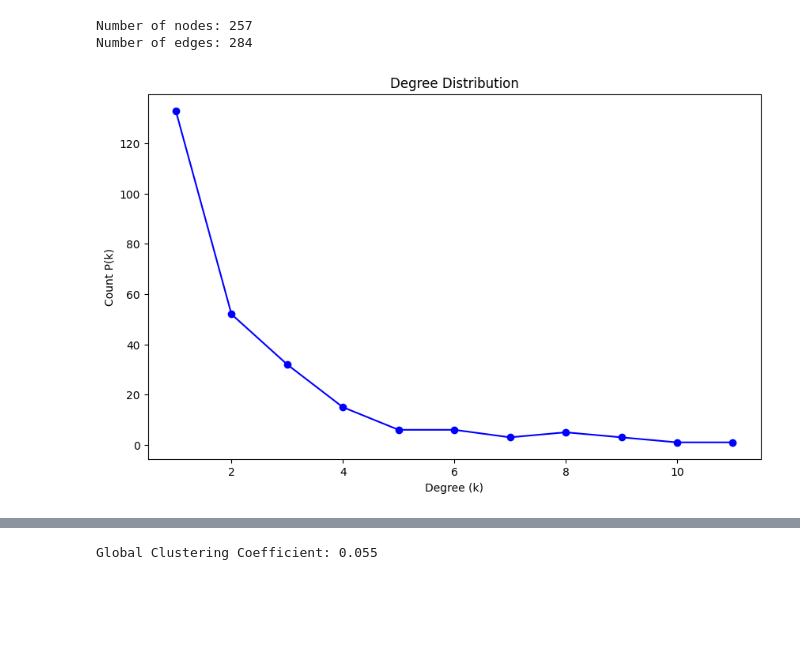
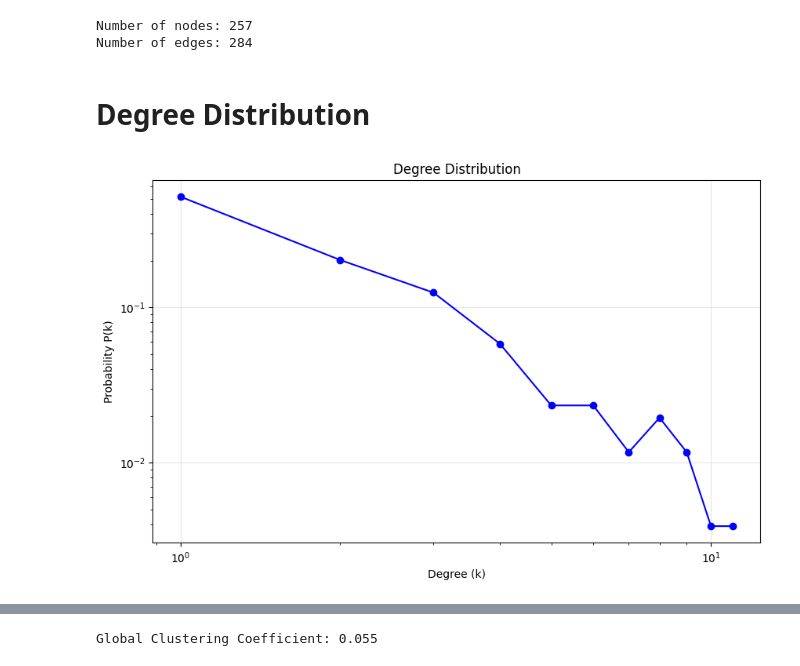
Before and after one commit to MahdeeMushfiqueKamal/Power-Grid-Network-Analysis, a Jupyter notebook: EDA/Analyze_Network.ipynb, the cells around one changed output, grey strips where cells are left out. Drawn from its saved outputs; the diff is of its cells as text; code cells hidden in the pictures; blank space fills up the shorter version.

```diff
--- a/EDA/Analyze_Network.ipynb
+++ b/EDA/Analyze_Network.ipynb
@@ -24,19 +25,27 @@ print(f"Number of edges: {G.number_of_edges()}")
 # %% [output]
 Number of nodes: 257
 Number of edges: 284
+# %% [markdown]
+# Degree Distribution
 # %%
 # 1. Degree Distribution P(k)
 degrees = [d for n, d in G.degree()]
 degree_count = Counter(degrees)
 deg, cnt = zip(*sorted(degree_count.items()))
 
+# Convert counts to probabilities by dividing by total number of nodes
+total_nodes = G.number_of_nodes()
+probabilities = [count/total_nodes for count in cnt]
+
 plt.figure(figsize=(10, 6))
-plt.plot(deg, cnt, 'bo-')
-# plt.xscale('log')
-# plt.yscale('log')
+plt.plot(deg, probabilities, 'bo-')
+plt.xscale('log')
+plt.yscale('log')
 plt.xlabel('Degree (k)')
-plt.ylabel('Count P(k)')
+plt.ylabel('Probability P(k)')
 plt.title('Degree Distribution')
+plt.grid(True, alpha=0.3)
+
 plt.show()
 # %% [output]
-[figure, old version]
+[figure, new version]
```
Also changed, not shown: parts of 16 cells of this notebook, 3 other files.
